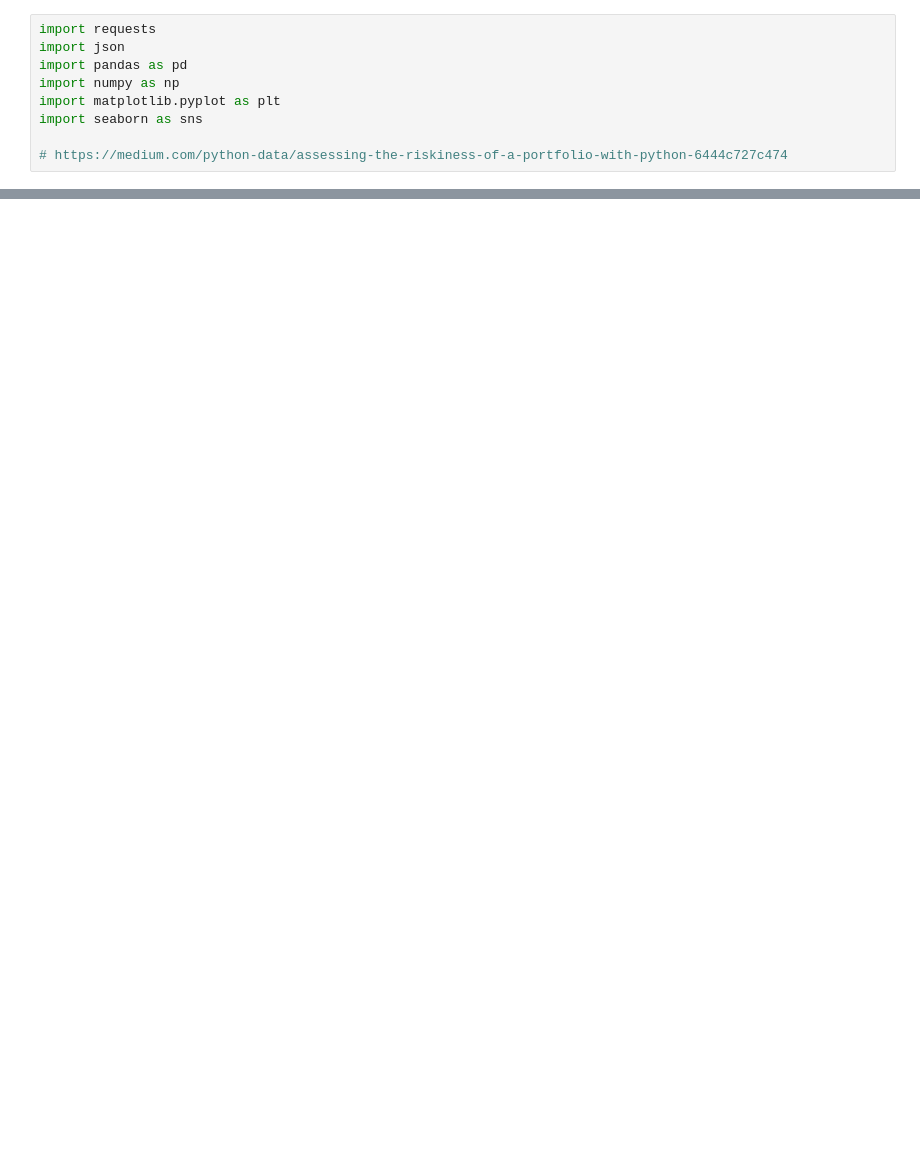
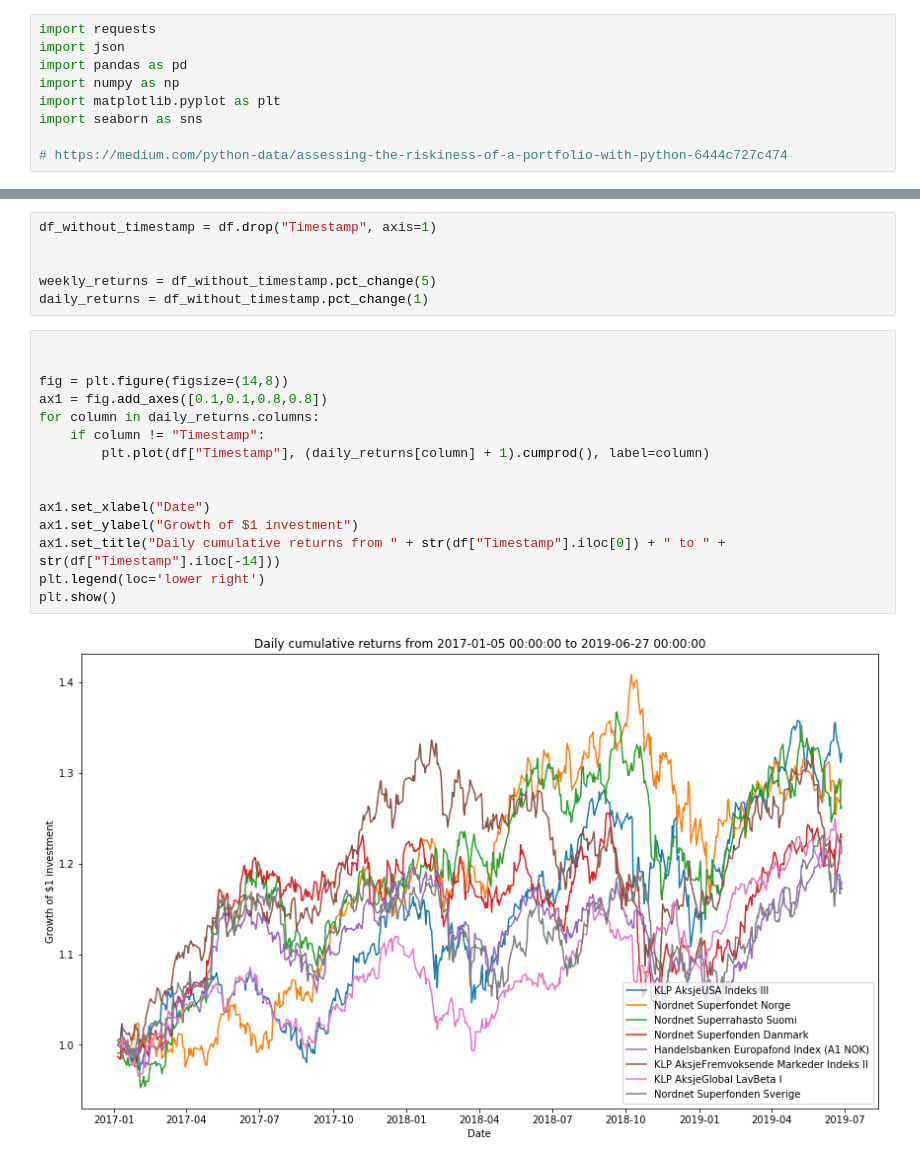
Before and after one commit to eivinhoy/fondet_jupyter, a Jupyter notebook: fond_analyse.ipynb, the cells around one changed output, grey strips where cells are left out. Saved outputs shown, nothing was run; the diff lists cells and outputs as text; blank space fills up the shorter version.

```diff
--- a/fond_analyse.ipynb
+++ b/fond_analyse.ipynb
@@ -75 +87,24 @@ for index, row in key_data.iterrows():
+# %%
+df_without_timestamp = df.drop("Timestamp", axis=1)
+
+
+weekly_returns = df_without_timestamp.pct_change(5)
+daily_returns = df_without_timestamp.pct_change(1)
+# %%
+
+
+fig = plt.figure(figsize=(14,8))
+ax1 = fig.add_axes([0.1,0.1,0.8,0.8])
+for column in daily_returns.columns:
+    if column != "Timestamp":
+        plt.plot(df["Timestamp"], (daily_returns[column] + 1).cumprod(), label=column)
+
+
+ax1.set_xlabel("Date")
+ax1.set_ylabel("Growth of $1 investment")
+ax1.set_title("Daily cumulative returns from " + str(df["Timestamp"].iloc[0]) + " to " + str(df["Timestamp"].iloc[-14]))
+plt.legend(loc='lower right')
+plt.show()
+# %% [output]
+[figure, added]
 # %%
```
Also changed, not shown: parts of 7 cells of this notebook.
